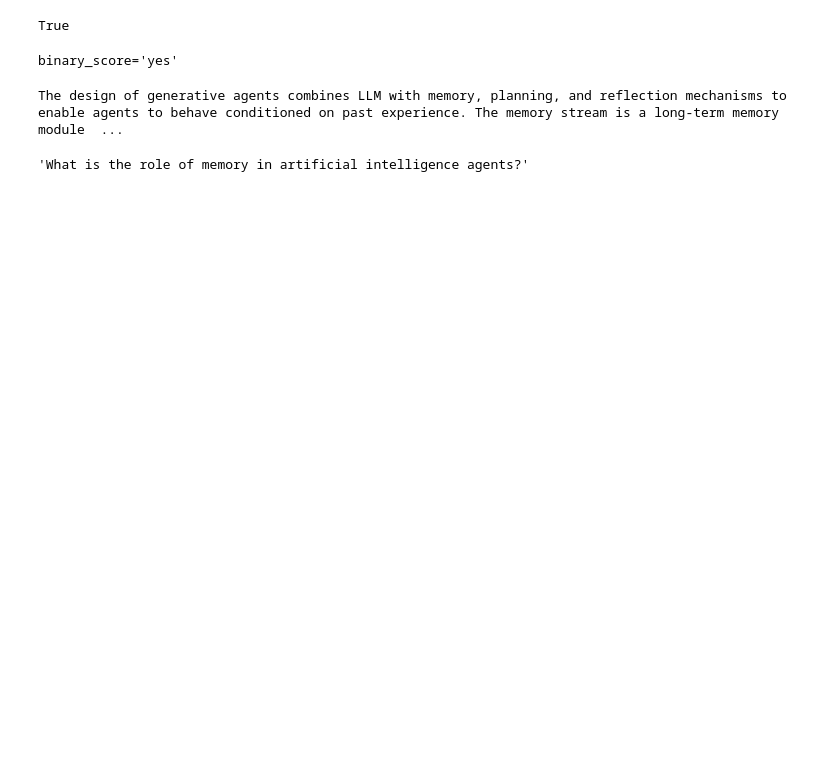
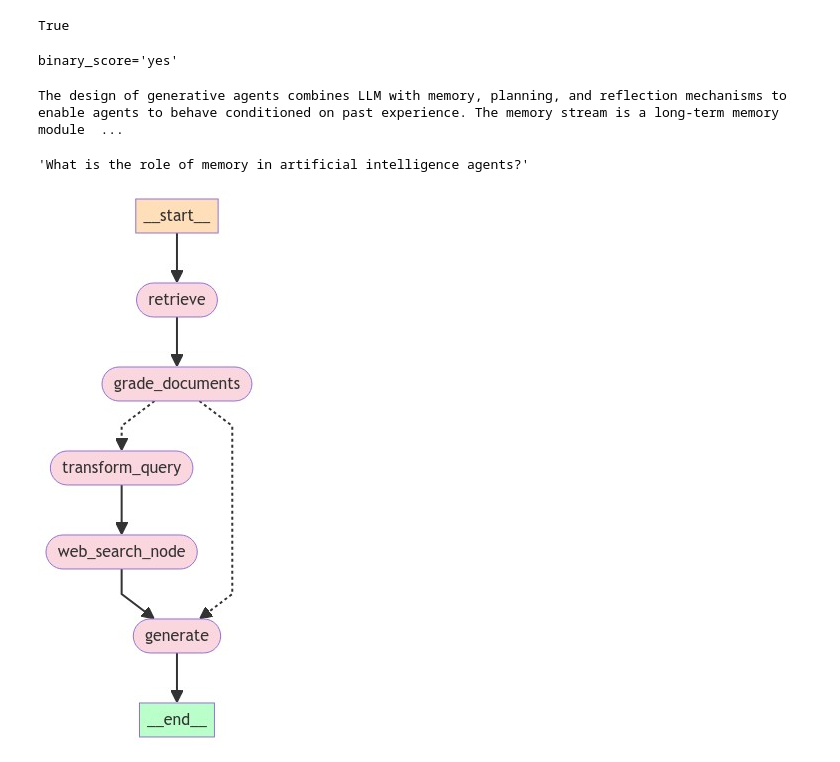
Before and after one commit to ad71/ragbot, a Jupyter notebook: langgraph_corrective_rag.ipynb, the cells around one changed output. Saved outputs shown, nothing was run; the diff lists cells and outputs as text; code cells hidden in the pictures; blank space fills up the shorter version.

```diff
--- a/langgraph_corrective_rag.ipynb
+++ b/langgraph_corrective_rag.ipynb
@@ -237,0 +302,34 @@ def grade_documents(state: GraphState):
+# %%
+workflow = StateGraph(GraphState)
+
+workflow.add_node('retrieve', retrieve)
+workflow.add_node('grade_documents', grade_documents)
+workflow.add_node('generate', generate)
+workflow.add_node('transform_query', transform_query)
+workflow.add_node('web_search_node', web_search)
+
+workflow.set_entry_point('retrieve')
+workflow.add_edge('retrieve', 'grade_documents')
+workflow.add_conditional_edges(
+    'grade_documents',
+    decide_to_generate,
+    {
+        'transform_query': 'transform_query',
+        'generate': 'generate'
+    }
+)
+workflow.add_edge('transform_query', 'web_search_node')
+workflow.add_edge('web_search_node', 'generate')
+workflow.add_edge('generate', END)
+
+app = workflow.compile()
+# %%
+display.display(
+    Image(
+        app.get_graph().draw_mermaid_png(
+            draw_method=MermaidDrawMethod.API
+        )
+    )
+)
+# %% [output]
+[figure, added]
```
Also changed, not shown: parts of 4 cells of this notebook.
